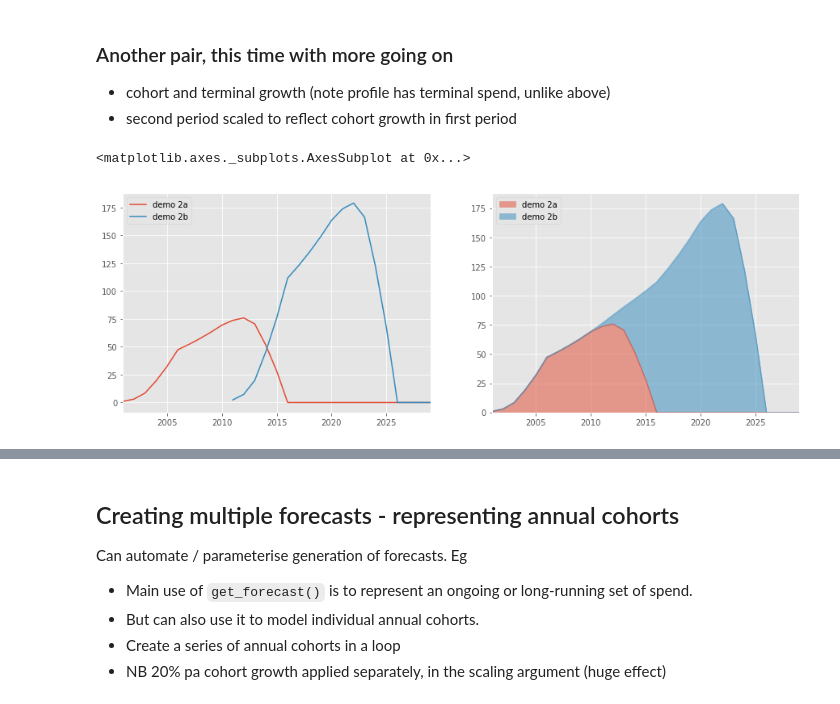
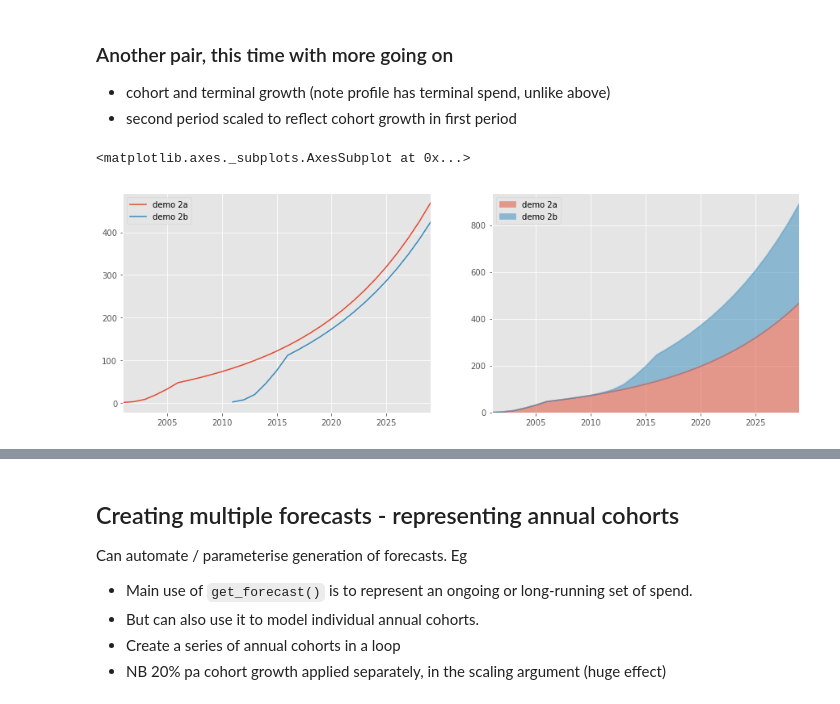
Before and after one commit to opi9a/data_accelerator, a Jupyter notebook: spend_engine_dev.ipynb, the cells around one changed output, grey strips where cells are left out. Drawn from its saved outputs; the diff is of its cells as text; code cells hidden in the pictures.

```diff
--- a/spend_engine_dev.ipynb
+++ b/spend_engine_dev.ipynb
@@ -117,11 +117,11 @@ Given input profile, timings etc, returns the spend on each cohort.  It's a gene
 ### Main function
 Returns a projection for a given set of spend and timings, as a `pd.Series`.  Main loop is to call `sum(spender(..))` for each period, and put the results in an `np.array` which is then wrapped in a `pd.Series` and returned.
 # %%
-def get_forecast(profile, l_start, l_stop, proj_stop,
+def get_forecast(profile, l_start, l_stop, proj_start, proj_stop,
           coh_growth=0, term_growth=0, scale=1, name='s_pd', debug=False):
 
     # First set up some variables
-    plot_range = proj_stop - l_start
+    plot_range = proj_stop - proj_start
     profile = profile * scale
     launch_pers = l_stop-1 - l_start
 
@@ -137,6 +137,7 @@ def get_forecast(profile, l_start, l_stop, proj_stop,
          "Terminal value": profile[-1],
          "Cohort growth rate": coh_growth,
          "Terminal growth rate": term_growth,
+         "Projection start period": proj_start,
          "Projection end period": proj_stop,
          "Number of periods": plot_range}
 
@@ -149,13 +150,13 @@ def get_forecast(profile, l_start, l_stop, proj_stop,
     # Main work - make an empty np.array, fill with calls to sum(spender())
     # Wrap in pd.Series and return
     np_out = np.empty(plot_range)
-    for i, per in enumerate(range(plot_range)):
+    for i, per in enumerate(range(proj_start-l_start, proj_stop-l_start)):
         if debug: print("\nGetting period ", per)
         np_out[i] = sum(spender(per, profile, launch_pers,
                                 coh_growth, term_growth, debug=debug))
         if debug: print("--> Period ", per, "result: ", np_out[i])
 
-    return pd.Series(np_out, index=range(l_start, proj_stop), name=name)
+    return pd.Series(np_out, index=range(proj_start, proj_stop), name=name)
 # %% [markdown]
 ## Usage
 First some test profiles
@@ -228,12 +238,12 @@ It looks like it's right - identical successive cohorts are the same as a single
 - cohort and terminal growth (note profile has terminal spend, unlike above)
 - second period scaled to reflect cohort growth in first period
 # %%
-demo_2a = get_forecast(test_profile_no_term, 2001, 2011, 2030, 0.1, -0.1, 1, "demo 2a")
-demo_2b = get_forecast(test_profile_no_term, 2011, 2021, 2030, 0.1, -0.1, 1.1**9, "demo 2b")
+demo_2a = get_forecast(test_profile, 2001, 2030, 2001, 2030, 0.1, -0.1, 1, "demo 2a")
+demo_2b = get_forecast(test_profile, 2011, 2030, 2011, 2030, 0.1, -0.1, 1.1**9, "demo 2b")
 
 fig, axs = plt.subplots(1,2)
 pd.concat([demo_2a, demo_2b], axis=1).plot(ax=axs[0], figsize=(15,5))
 pd.concat([demo_2a, demo_2b], axis=1).plot(ax=axs[1], kind="area", stacked=True, alpha=0.5)
 # %% [output]
 <matplotlib.axes._subplots.AxesSubplot at 0x...>
-[figure, old version]
+[figure, new version]
```
Also changed, not shown: parts of 9 cells of this notebook.
